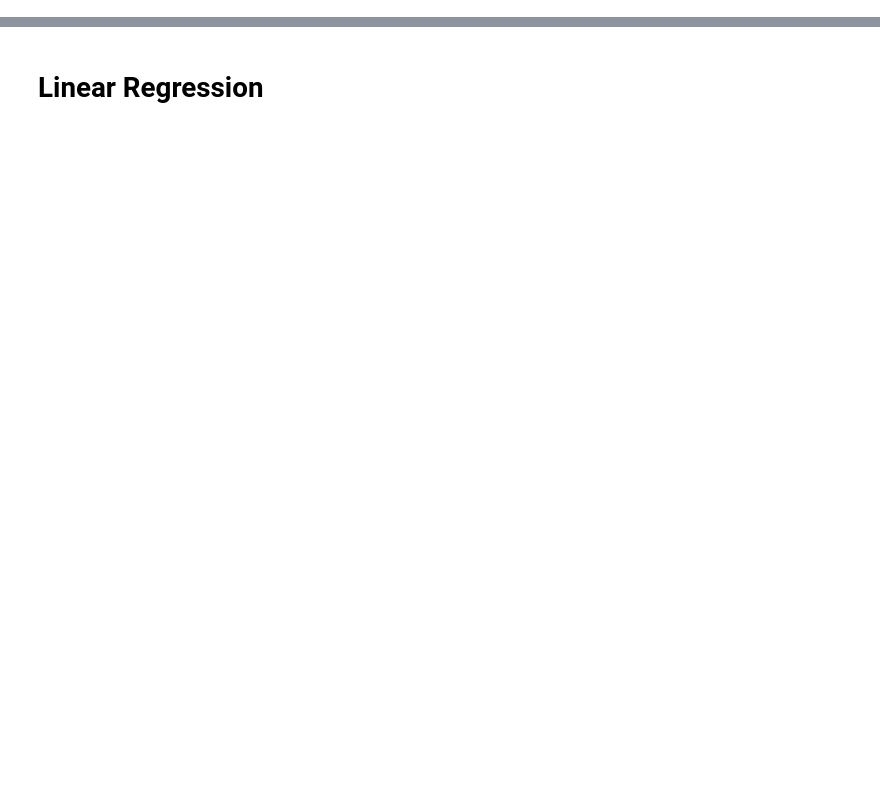
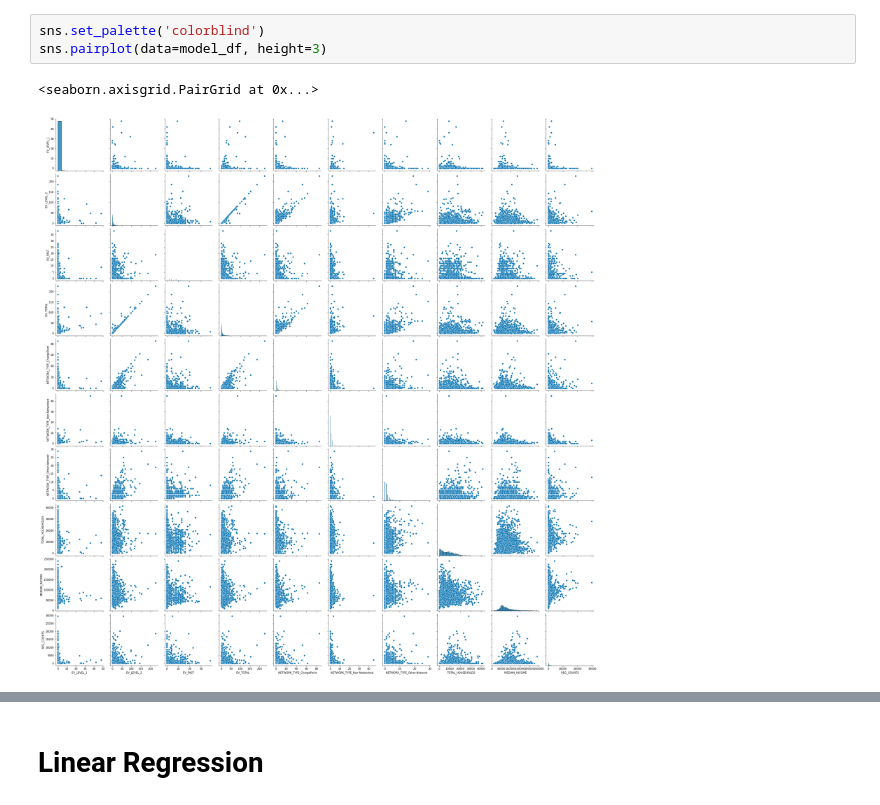
Before and after one commit to jmmadson/data_miners, a Jupyter notebook: ML_Model/data_miners_linear.ipynb, the cells around one changed output, grey strips where cells are left out. Drawn from its saved outputs; the diff is of its cells as text; blank space fills up the shorter version.

```diff
--- a/ML_Model/data_miners_linear.ipynb
+++ b/ML_Model/data_miners_linear.ipynb
@@ -74,3 +101,9 @@ plt.show
+# %%
+sns.set_palette('colorblind')
+sns.pairplot(data=model_df, height=3)
+# %% [output]
+<seaborn.axisgrid.PairGrid at 0x...>
+[figure, added]
 # %%
 corr_matrix = model_df.corr()
 corr_matrix['REG_COUNTS'].sort_values(ascending=False)
```
Also changed, not shown: parts of 46 cells of this notebook, 3 other files.
